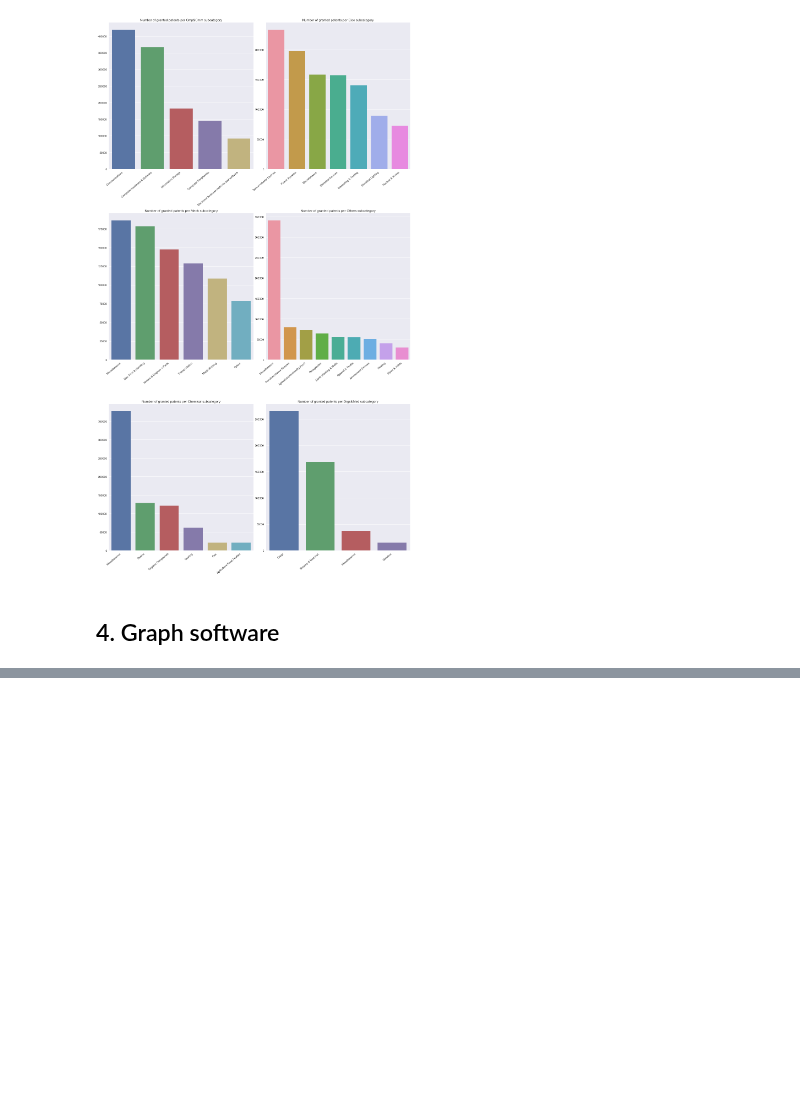
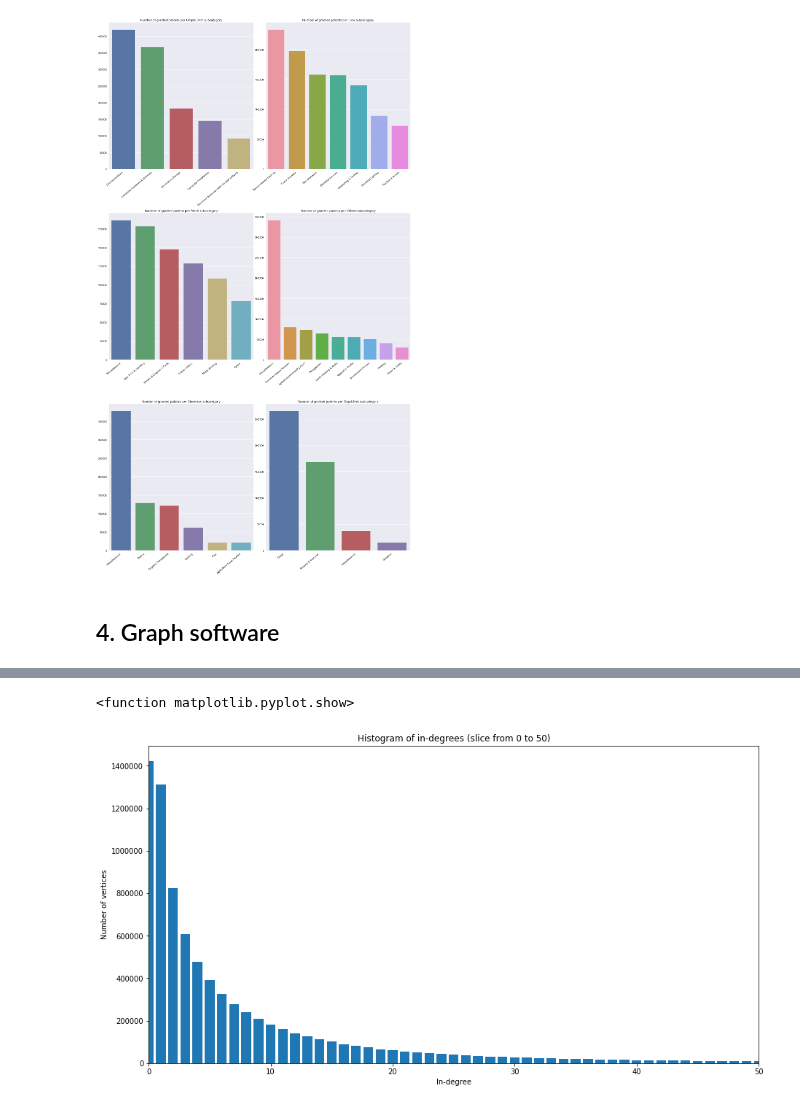
Before and after one commit to roman-bachmann/prayingmantissa, a Jupyter notebook: project/patents.ipynb, the cells around one changed output, grey strips where cells are left out. Saved outputs shown, nothing was run; the diff lists cells and outputs as text; code cells hidden in the pictures; blank space fills up the shorter version.

```diff
--- a/project/patents.ipynb
+++ b/project/patents.ipynb
@@ -349,0 +532,13 @@ graph = load_graph(DATA + 'citations_graph.xml.gz')
+# %%
+vhist_in = vertex_hist(graph, 'in')
+# %%
+plt.figure(1, figsize=(15, 8))
+plt.title('Histogram of in-degrees (slice from 0 to 50)')
+plt.bar(vhist_in[1][:-1], vhist_in[0])
+plt.xlim((0,50))
+plt.xlabel('In-degree')
+plt.ylabel('Number of vertices')
+plt.show
+# %% [output]
+<function matplotlib.pyplot.show>
+[figure, added]
```
Also changed, not shown: parts of 57 cells of this notebook.
